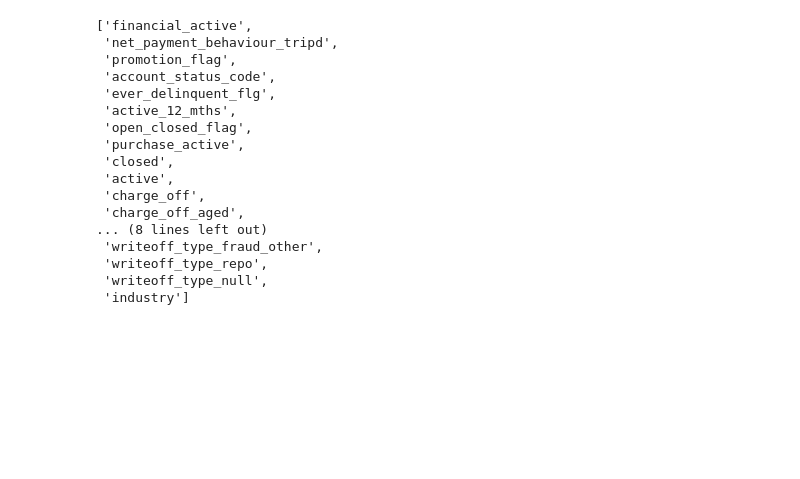
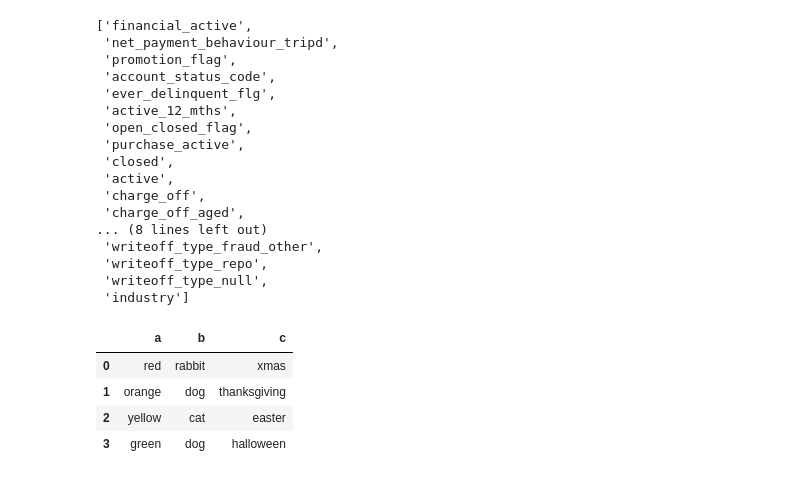
Before and after one commit to yaswant2403/datathon2023, a Jupyter notebook: working notebook.ipynb, the cells around one changed output. Saved outputs shown, nothing was run; the diff lists cells and outputs as text; code cells hidden in the pictures; blank space fills up the shorter version.

```diff
--- a/working notebook.ipynb
+++ b/working notebook.ipynb
@@ -50,3 +50,16 @@ categorical
  'writeoff_type_repo',
  'writeoff_type_null',
  'industry']
+# %%
+a = ['red', 'orange', 'yellow', 'green']
+b = ['rabbit', 'dog', 'cat', 'dog']
+c = ['xmas', 'thanksgiving', 'easter', 'halloween']
+d = {'a':a, 'b':b, 'c':c}
+test = pd.DataFrame(d)
+test
+# %% [output]
+|  | a | b | c |
+| 0 | red | rabbit | xmas |
+| 1 | orange | dog | thanksgiving |
+| 2 | yellow | cat | easter |
+| 3 | green | dog | halloween |
```
Also changed, not shown: parts of 8 cells of this notebook.
